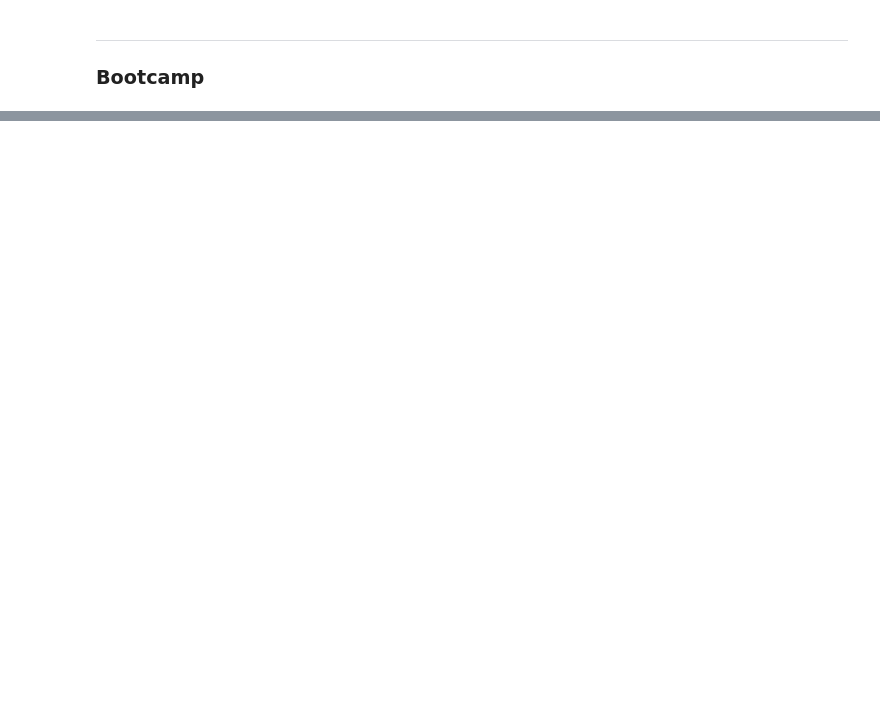
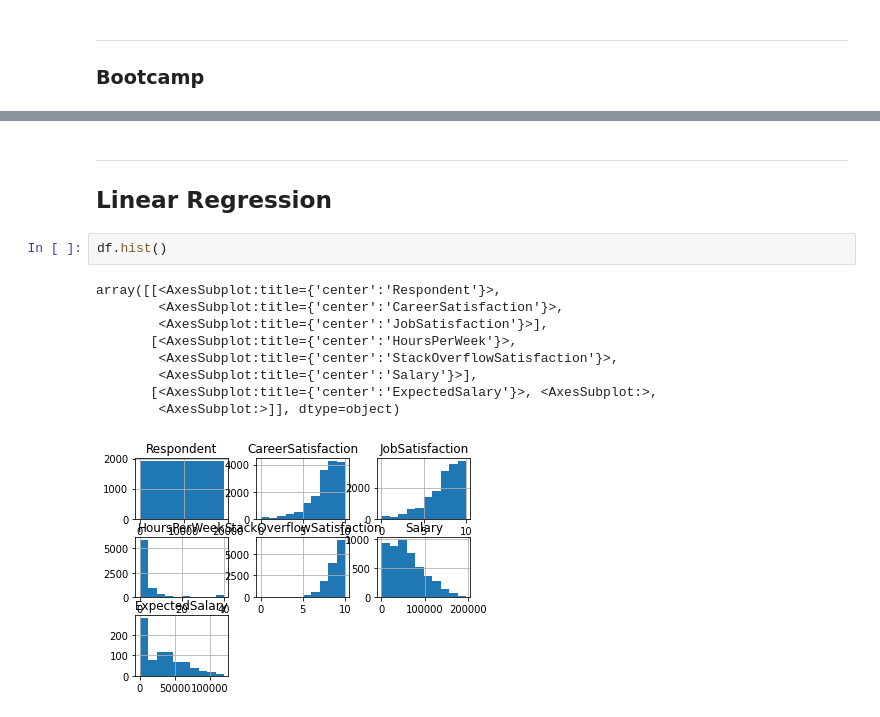
Before and after one commit to ZacksAmber/Udacity-Data-Scientist, a Jupyter notebook: lessons/CRISP_DM/Summary.ipynb, the cells around one changed output, grey strips where cells are left out. Saved outputs shown, nothing was run; the diff lists cells and outputs as text; blank space fills up the shorter version.

```diff
--- a/lessons/CRISP_DM/Summary.ipynb
+++ b/lessons/CRISP_DM/Summary.ipynb
@@ -264,0 +265,16 @@ time: 280 ms (started: 2021-08-09 19:13:47 -07:00)
+# %% [markdown]
+---
+
+## Linear Regression
+# %%
+df.hist()
+# %% [output]
+array([[<AxesSubplot:title={'center':'Respondent'}>,
+        <AxesSubplot:title={'center':'CareerSatisfaction'}>,
+        <AxesSubplot:title={'center':'JobSatisfaction'}>],
+       [<AxesSubplot:title={'center':'HoursPerWeek'}>,
+        <AxesSubplot:title={'center':'StackOverflowSatisfaction'}>,
+        <AxesSubplot:title={'center':'Salary'}>],
+       [<AxesSubplot:title={'center':'ExpectedSalary'}>, <AxesSubplot:>,
+        <AxesSubplot:>]], dtype=object)
+[figure, added]
```
Also changed, not shown: parts of 23 cells of this notebook, 3 other files.
